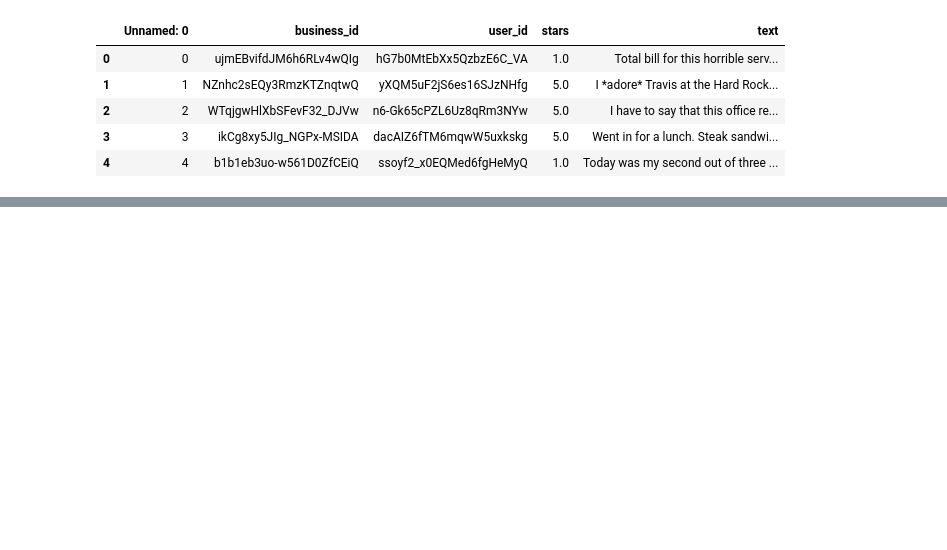
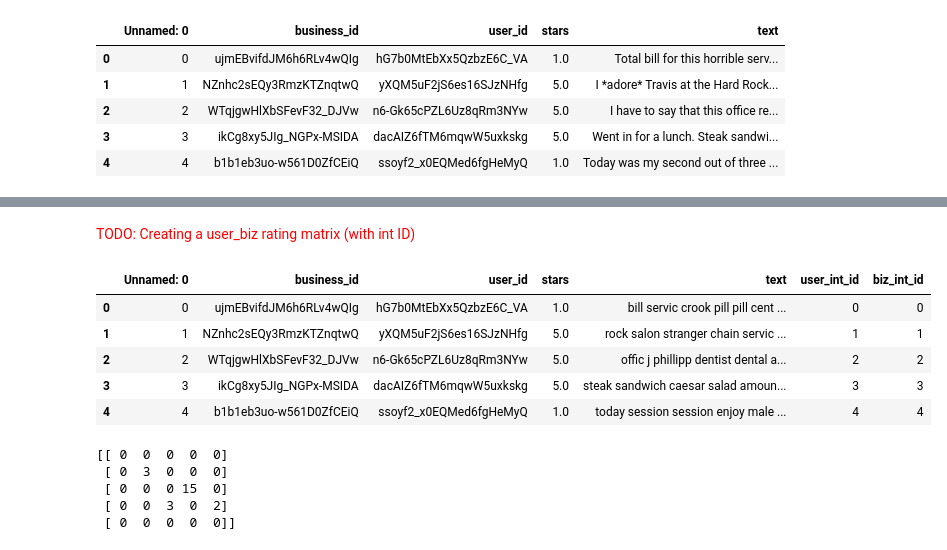
Before and after one commit to vivienfay/Recommendation-System-based-on-Yelp-Dataset, a Jupyter notebook: LDA_sklearn_final.ipynb, the cells around one changed output, grey strips where cells are left out. Drawn from its saved outputs; the diff is of its cells as text; code cells hidden in the pictures; blank space fills up the shorter version.

```diff
--- a/LDA_sklearn_final.ipynb
+++ b/LDA_sklearn_final.ipynb
@@ -101,5 +122,5 @@ Time:  233.52721118927002
 # %%
-training = pd.read_csv('training.csv')
+training = pd.read_csv('training_large.csv')
 # %%
 training.head()
 # %% [output]
@@ -213,10 +132,0 @@ review_by_business
-# %%
-user_business = {}
-for i in range(len(review_by_user)):
-    for j in range(len(review_by_business)):
-        user_rating = review_by_user.iloc[i,2]
-        business_rating = review_by_business.iloc[j,2]
-        rating = 0
-        for k in range(len(user_rating)):
-            rating += user_rating[k]*business_rating[k]
-        user_business[(review_by_user.iloc[i,0],review_by_business.iloc[j,0])] = rating
@@ -242,0 +133,26 @@ user_business
+# %%
+#generate user_id, biz_id dict
+user_raw_int_id_dic = {v: k for k,v in enumerate(training['user_id'].unique())}
+biz_raw_int_id_dic = {v: k for k,v in enumerate(training['business_id'].unique())}
+
+#transform str_id to int_id and keep them in the dataframe
+training['user_int_id'] = training['user_id'].apply(lambda x: user_raw_int_id_dic[x])
+training['biz_int_id'] = training['business_id'].apply(lambda x: biz_raw_int_id_dic[x])
+
+#Generate Rating Sparse Matrix
+user_row = training['user_int_id'].values
+biz_column = training['biz_int_id'].values
+
+user_num = len(user_raw_int_id_dic)
+biz_num = len(biz_raw_int_id_dic)
+
+rating_data = training['stars'].values
+rating_matrix = sparse.csr_matrix((rating_data, (user_row, biz_column)), shape=(user_num, biz_num))
+#c.todense()
+#c.toarray()
+
+training['text'] = training['text'].apply(textProcessing)
+training['text'] = training['text'] * training['stars'].apply(int)
+
+review_by_user = training.groupby('user_int_id').text.sum()
+review_by_business = training.groupby('biz_int_id').text.sum()
@@ -242,0 +433,27 @@ user_business
+# %% [markdown]
+<font color='red'>TODO: Creating a user_biz rating matrix (with int ID) </font>
+# %%
+training[:5]
+# %% [output]
+|  | Unnamed: 0 | business_id | user_id | stars | text | user_int_id | biz_int_id |
+| 0 | 0 | ujmEBvifdJM6h6RLv4wQIg | hG7b0MtEbXx5QzbzE6C_VA | 1.0 | bill servic crook pill pill cent ... | 0 | 0 |
+| 1 | 1 | NZnhc2sEQy3RmzKTZnqtwQ | yXQM5uF2jS6es16SJzNHfg | 5.0 | rock salon stranger chain servic ... | 1 | 1 |
+| 2 | 2 | WTqjgwHlXbSFevF32_DJVw | n6-Gk65cPZL6Uz8qRm3NYw | 5.0 | offic j phillipp dentist dental a... | 2 | 2 |
+| 3 | 3 | ikCg8xy5JIg_NGPx-MSIDA | dacAIZ6fTM6mqwW5uxkskg | 5.0 | steak sandwich caesar salad amoun... | 3 | 3 |
+| 4 | 4 | b1b1eb3uo-w561D0ZfCEiQ | ssoyf2_x0EQMed6fgHeMyQ | 1.0 | today session session enjoy male ... | 4 | 4 |
+# %%
+from scipy import sparse
+import numpy as np
+
+row = [1,2, 3, 3, 2]
+col = [1,3, 4, 2, 3]
+data = [3,5, 2, 3, 10]
+c = sparse.csr_matrix((data, (row, col)), shape=(5, 5))
+
+print(c.toarray())
+# %% [output]
+[[ 0  0  0  0  0]
+ [ 0  3  0  0  0]
+ [ 0  0  0 15  0]
+ [ 0  0  3  0  2]
+ [ 0  0  0  0  0]]
```
Also changed, not shown: parts of 54 cells of this notebook.
